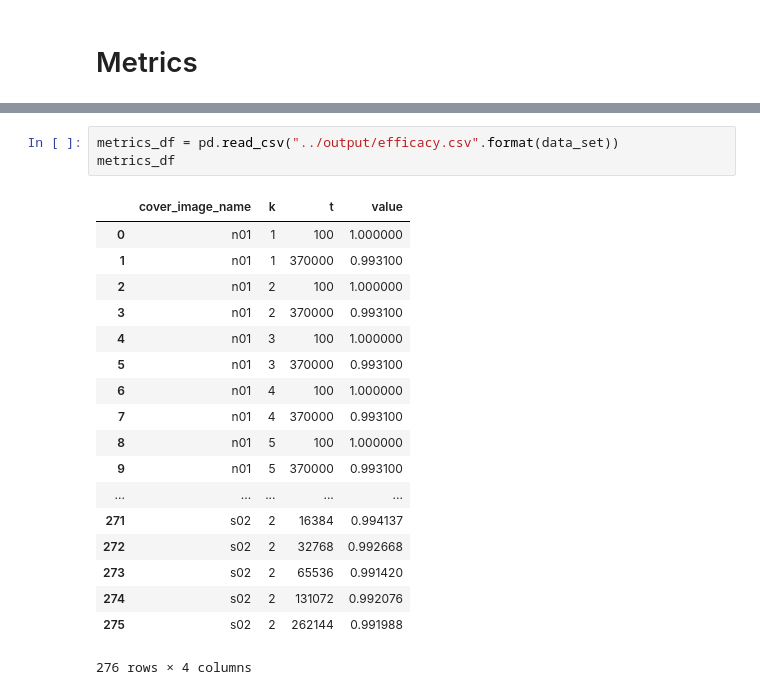
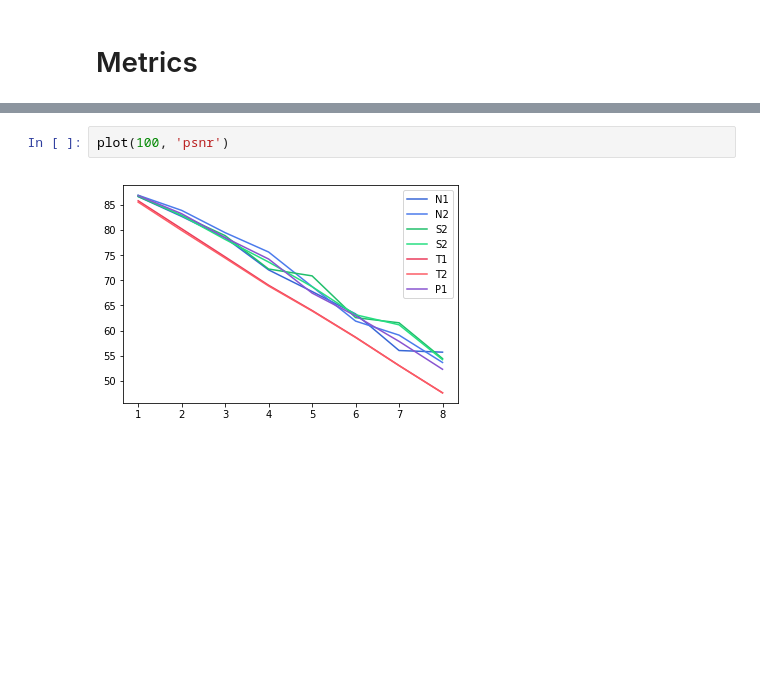
Before and after one commit to FerFrassia/Stego, a Jupyter notebook: scripts/Stego.ipynb, the cells around one changed output, grey strips where cells are left out. Drawn from its saved outputs; the diff is of its cells as text; blank space fills up the shorter version.

```diff
--- a/scripts/Stego.ipynb
+++ b/scripts/Stego.ipynb
@@ -50,22 +34,4 @@ time_df[(time_df.command == 'read') & (time_df.cover_image_name == 't02') & (tim
-# %%
-metrics_df = pd.read_csv("../output/efficacy.csv".format(data_set))
-metrics_df
-# %% [output]
-|  | cover_image_name | k | t | value |
-| 0 | n01 | 1 | 100 | 1.000000 |
-| 1 | n01 | 1 | 370000 | 0.993100 |
-| 2 | n01 | 2 | 100 | 1.000000 |
-| 3 | n01 | 2 | 370000 | 0.993100 |
-| 4 | n01 | 3 | 100 | 1.000000 |
-| 5 | n01 | 3 | 370000 | 0.993100 |
-| 6 | n01 | 4 | 100 | 1.000000 |
-| 7 | n01 | 4 | 370000 | 0.993100 |
-| 8 | n01 | 5 | 100 | 1.000000 |
-| 9 | n01 | 5 | 370000 | 0.993100 |
-| ... | ... | ... | ... | ... |
-| 271 | s02 | 2 | 16384 | 0.994137 |
-| 272 | s02 | 2 | 32768 | 0.992668 |
-| 273 | s02 | 2 | 65536 | 0.991420 |
-| 274 | s02 | 2 | 131072 | 0.992076 |
-| 275 | s02 | 2 | 262144 | 0.991988 |
-276 rows × 4 columns
+# %%
+plot(100, 'psnr')
+# %% [output]
+[figure, added]
```
Also changed, not shown: parts of 21 cells of this notebook.
